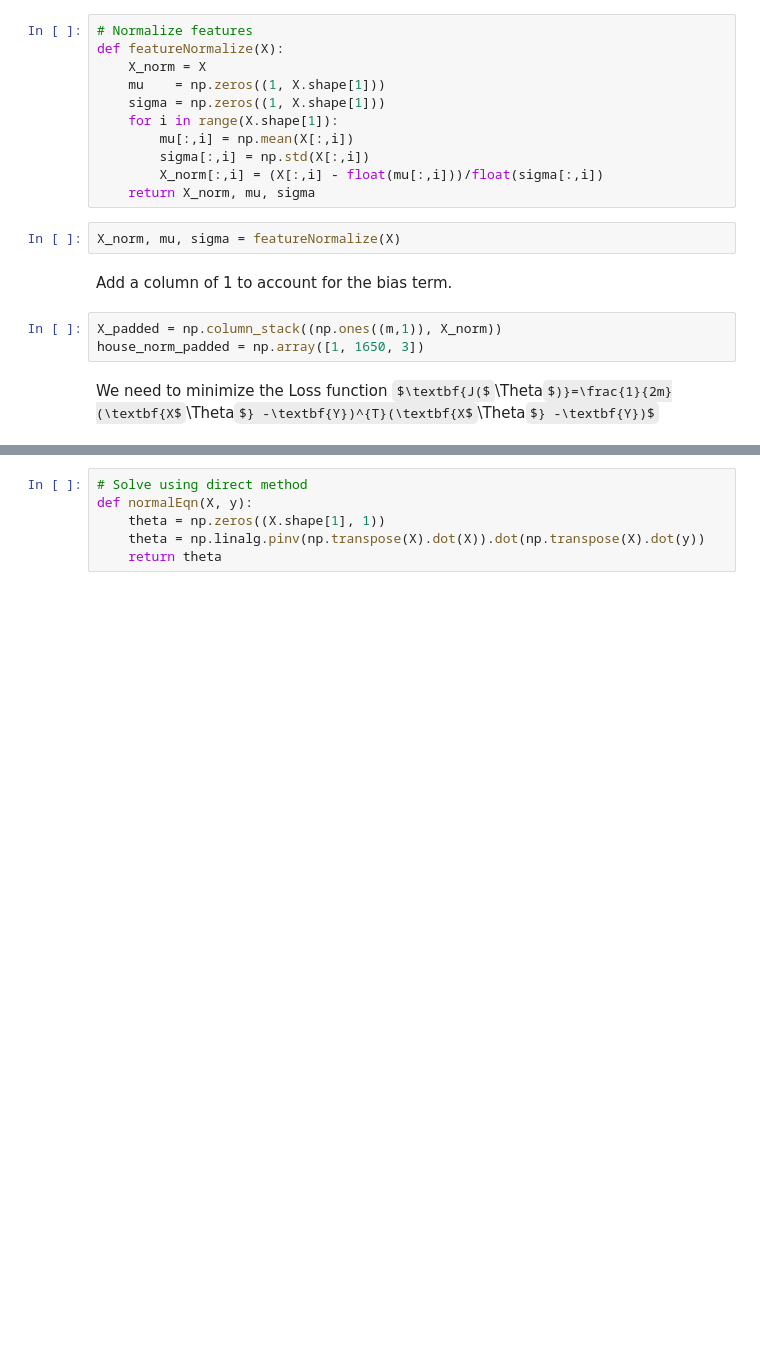
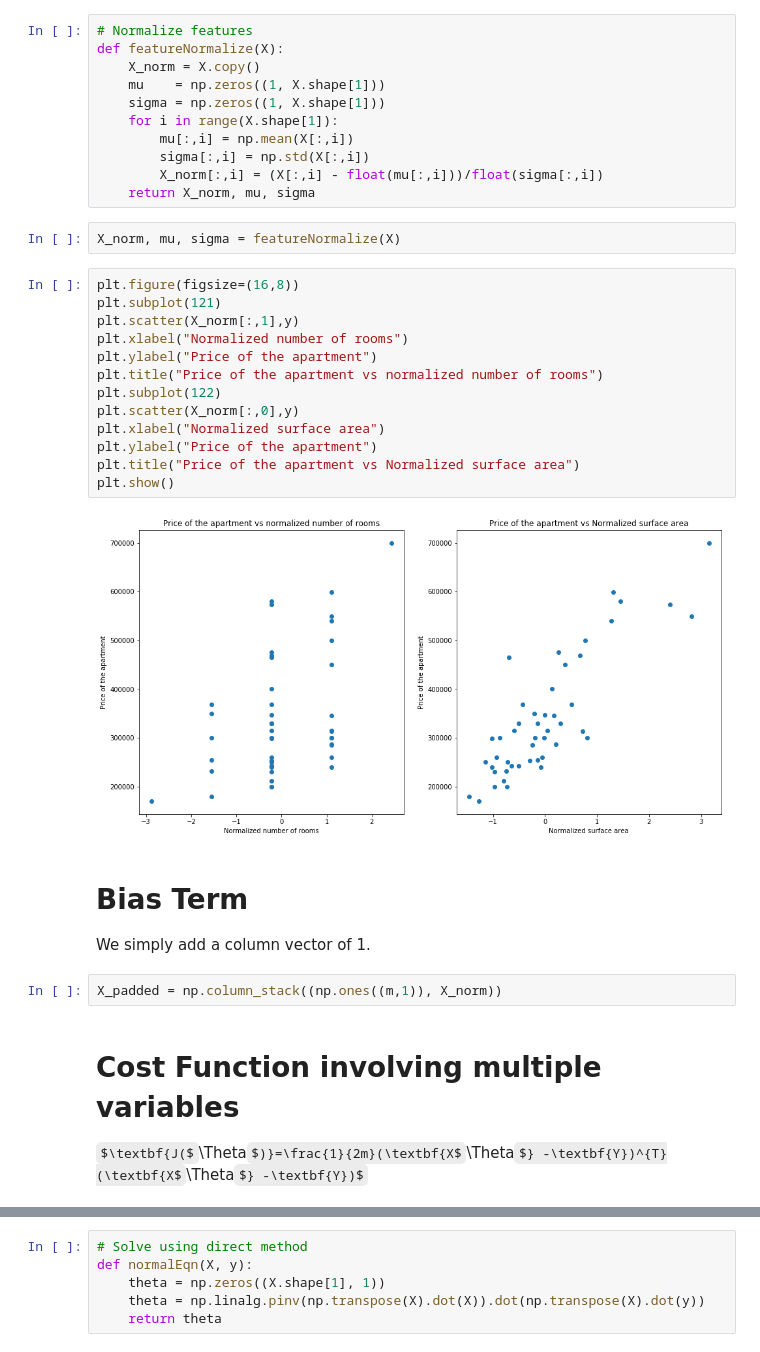
Before and after one commit to sintefmath/GeiloWinterSchool2018, a Jupyter notebook: course_material/LinearRegression.ipynb, the cells around one changed output, grey strips where cells are left out. Cells and saved outputs as stored; diff of their text form; some formulas as TeX source; blank space fills up the shorter version.

```diff
--- a/course_material/LinearRegression.ipynb
+++ b/course_material/LinearRegression.ipynb
@@ -94,7 +87,7 @@ Feature normalization. SInce there is a huge different between the magnitudes of
 # %%
 # Normalize features
 def featureNormalize(X):
-    X_norm = X
+    X_norm = X.copy()
     mu    = np.zeros((1, X.shape[1]))
     sigma = np.zeros((1, X.shape[1]))
     for i in range(X.shape[1]):
@@ -104,12 +97,27 @@ def featureNormalize(X):
     return X_norm, mu, sigma
 # %%
 X_norm, mu, sigma = featureNormalize(X)
-# %% [markdown]
-Add a column of 1 to account for the bias term.
+# %%
+plt.figure(figsize=(16,8))
+plt.subplot(121)
+plt.scatter(X_norm[:,1],y)
+plt.xlabel("Normalized number of rooms")
+plt.ylabel("Price of the apartment")
+plt.title("Price of the apartment vs normalized number of rooms")
+plt.subplot(122)
+plt.scatter(X_norm[:,0],y)
+plt.xlabel("Normalized surface area")
+plt.ylabel("Price of the apartment")
+plt.title("Price of the apartment vs Normalized surface area")
+plt.show()
+# %% [output]
+[figure, added]
+# %% [markdown]
+# Bias Term
+We simply add a column vector of 1.
 # %%
 X_padded = np.column_stack((np.ones((m,1)), X_norm))
-house_norm_padded = np.array([1, 1650, 3])
 # %% [markdown]
-We need to minimize the Loss function
+# Cost Function involving multiple variables
 $\textbf{J($\Theta$)}=\frac{1}{2m}(\textbf{X$\Theta$} -\textbf{Y})^{T}(\textbf{X$\Theta$} -\textbf{Y})$
 # %%
```
Also changed, not shown: parts of 48 cells of this notebook, 1 other file.
